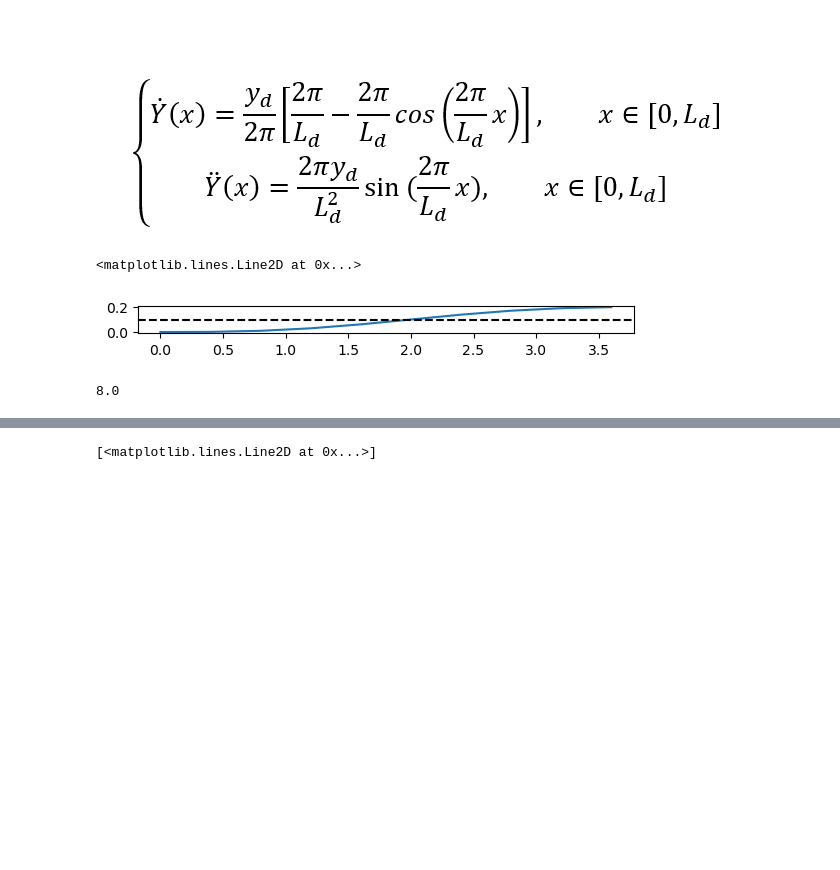
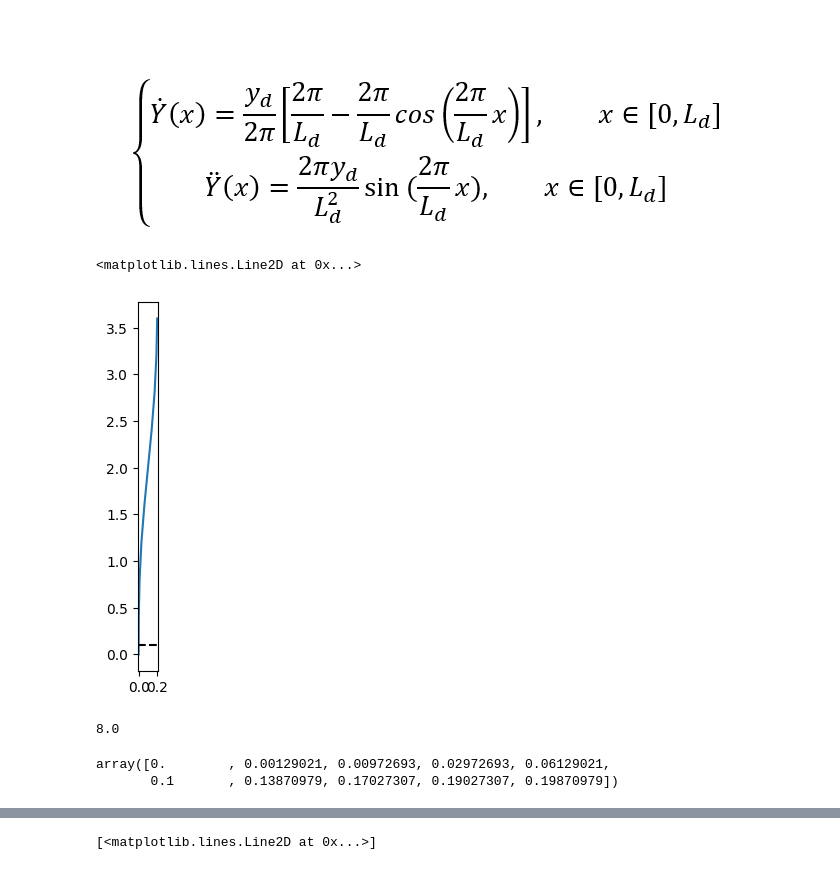
Before and after one commit to legonko/Final-project, a Jupyter notebook: lib/utils/test_path_planning.ipynb, the cells around one changed output, grey strips where cells are left out. Drawn from its saved outputs; the diff is of its cells as text; code cells hidden in the pictures; blank space fills up the shorter version.

```diff
--- a/lib/utils/test_path_planning.ipynb
+++ b/lib/utils/test_path_planning.ipynb
@@ -31,16 +31,21 @@ def path_planer(v, yd=3.75, Ld=30):
 # %%
 fig, ax = plt.subplots()
 ax.set_aspect('equal')
 x, Y, t = path_planer(v, yd, Ld)
-plt.plot(x, Y)
+plt.plot(Y, x)
 plt.axhline(yd/2, color='black', linestyle='--')
 # %% [output]
 <matplotlib.lines.Line2D at 0x...>
-[figure, old version]
+[figure, new version]
 # %%
 t
 # %% [output]
 8.0
+# %%
+Y
+# %% [output]
+array([0.        , 0.00129021, 0.00972693, 0.02972693, 0.06129021,
+       0.1       , 0.13870979, 0.17027307, 0.19027307, 0.19870979])
 # %%
 fig, ax = plt.subplots()
 ax.set_aspect('equal')
```
Also changed, not shown: parts of 5 cells of this notebook.
